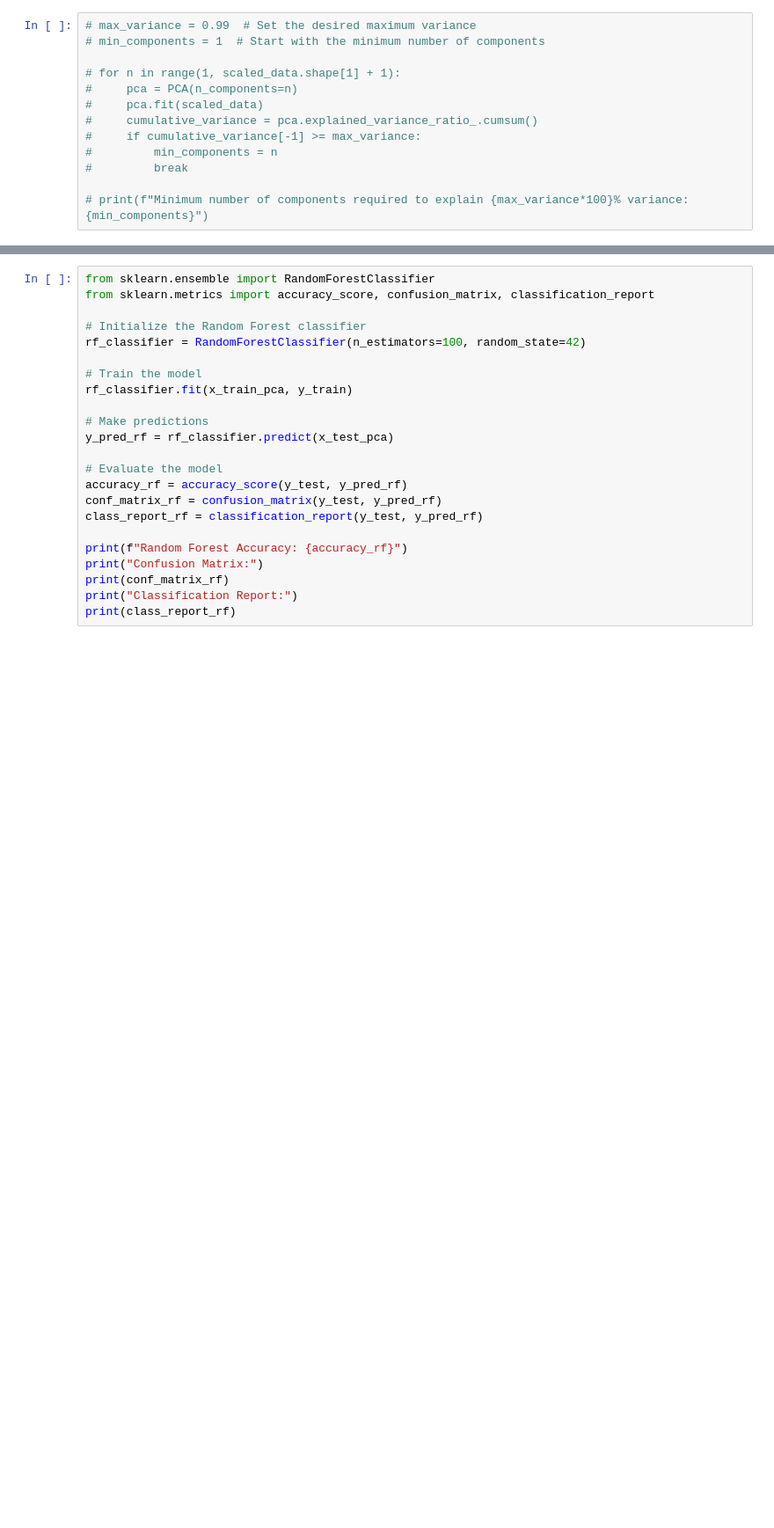
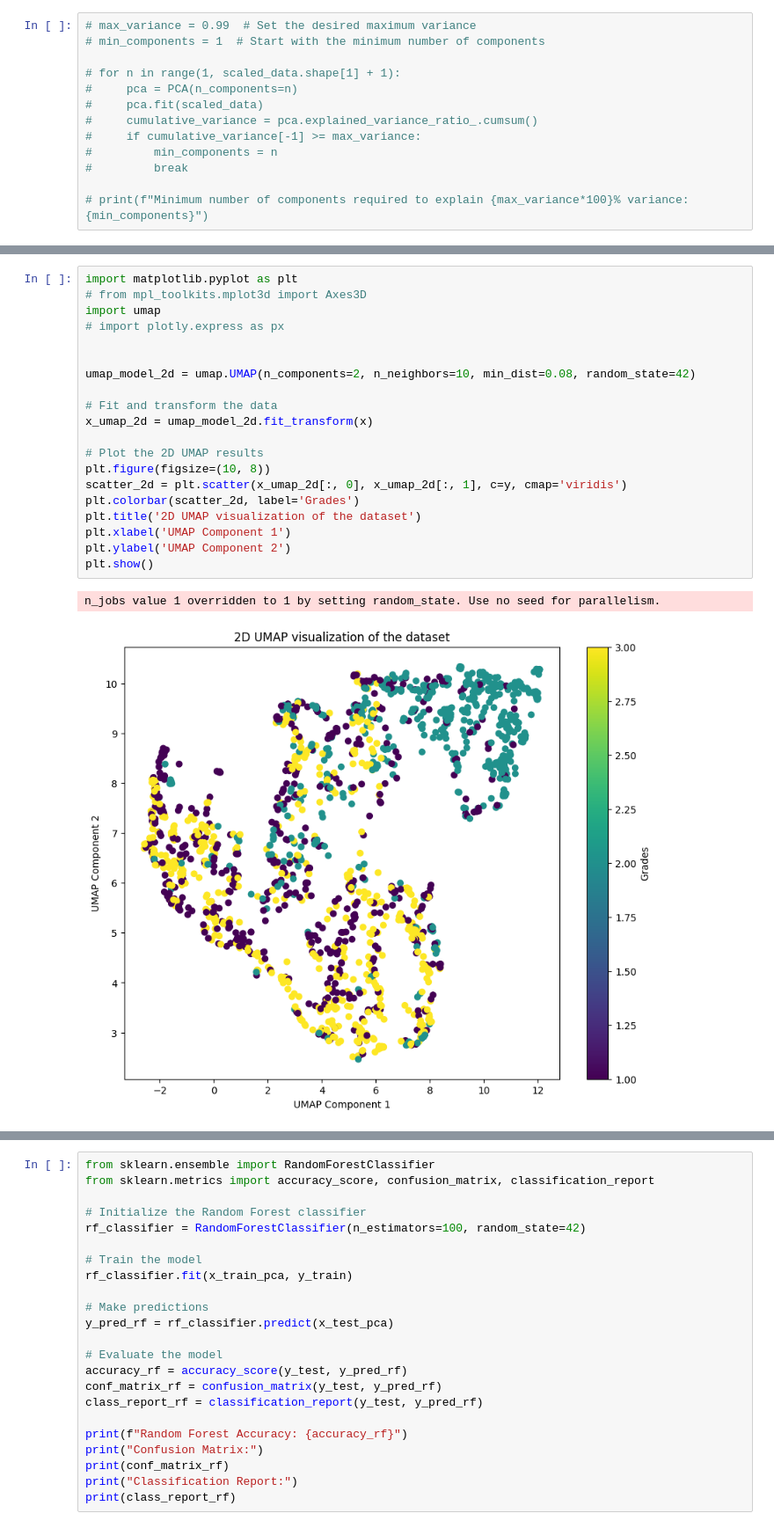
Before and after one commit to negativenagesh/Arecaverse, a Jupyter notebook: EDA/eda.ipynb, the cells around one changed output, grey strips where cells are left out. Shown at 88% size. Saved outputs shown, nothing was run; the diff lists cells and outputs as text; blank space fills up the shorter version.

```diff
--- a/EDA/eda.ipynb
+++ b/EDA/eda.ipynb
@@ -247 +326,24 @@ Number of components explaining 95% variance: 297
+# %%
+import matplotlib.pyplot as plt
+# from mpl_toolkits.mplot3d import Axes3D
+import umap
+# import plotly.express as px
+
+
+umap_model_2d = umap.UMAP(n_components=2, n_neighbors=10, min_dist=0.08, random_state=42)
+
+# Fit and transform the data
+x_umap_2d = umap_model_2d.fit_transform(x)
+
+# Plot the 2D UMAP results
+plt.figure(figsize=(10, 8))
+scatter_2d = plt.scatter(x_umap_2d[:, 0], x_umap_2d[:, 1], c=y, cmap='viridis')
+plt.colorbar(scatter_2d, label='Grades')
+plt.title('2D UMAP visualization of the dataset')
+plt.xlabel('UMAP Component 1')
+plt.ylabel('UMAP Component 2')
+plt.show()
+# %% [output]
+n_jobs value 1 overridden to 1 by setting random_state. Use no seed for parallelism.
+[figure, added]
 # %%
```
Also changed, not shown: parts of 7 cells of this notebook, 1 other file.
